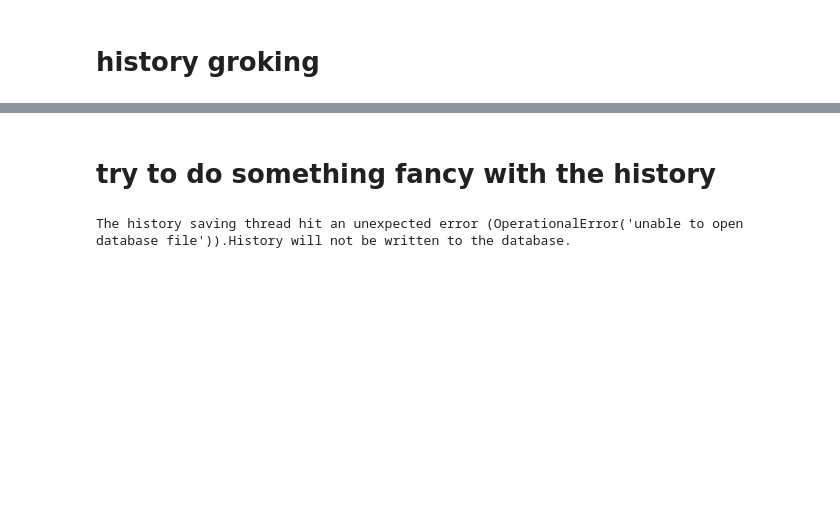
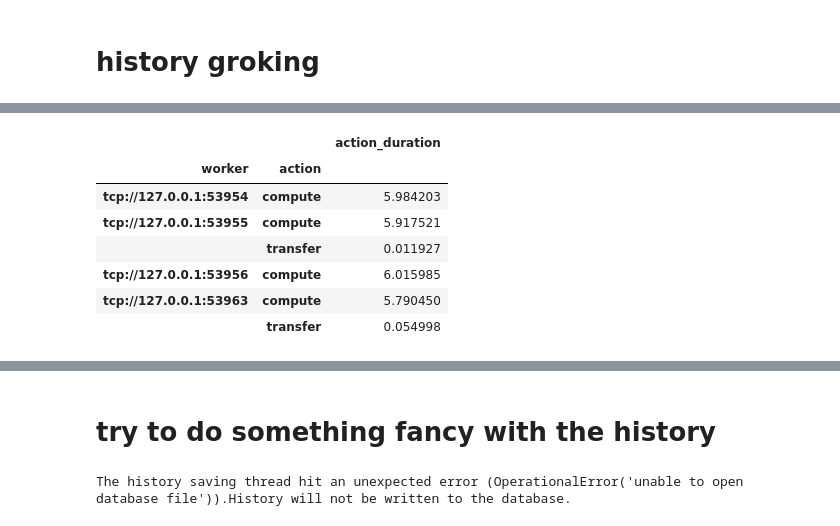
Before and after one commit to mlkimmins/dask_rsds_scheduler_research, a Jupyter notebook: nyc_taxi_distributed-finished-analytics-benchmark.ipynb, the cells around one changed output, grey strips where cells are left out. Cells and saved outputs as stored; diff of their text form; code cells hidden in the pictures; blank space fills up the shorter version.

```diff
--- a/nyc_taxi_distributed-finished-analytics-benchmark.ipynb
+++ b/nyc_taxi_distributed-finished-analytics-benchmark.ipynb
@@ -194,0 +228,11 @@ dask_benchmarks['read_to_basic_ETL']["nbytes_per_worker"]
+# %%
+dask_benchmarks['count_values']["time_per_worker_and_action"]
+# %% [output]
+|  |  | action_duration |
+| worker | action |  |
+| tcp://127.0.0.1:53954 | compute | 5.984203 |
+| tcp://127.0.0.1:53955 | compute | 5.917521 |
+|  | transfer | 0.011927 |
+| tcp://127.0.0.1:53956 | compute | 6.015985 |
+| tcp://127.0.0.1:53963 | compute | 5.790450 |
+|  | transfer | 0.054998 |
```
Also changed, not shown: parts of 12 cells of this notebook.
